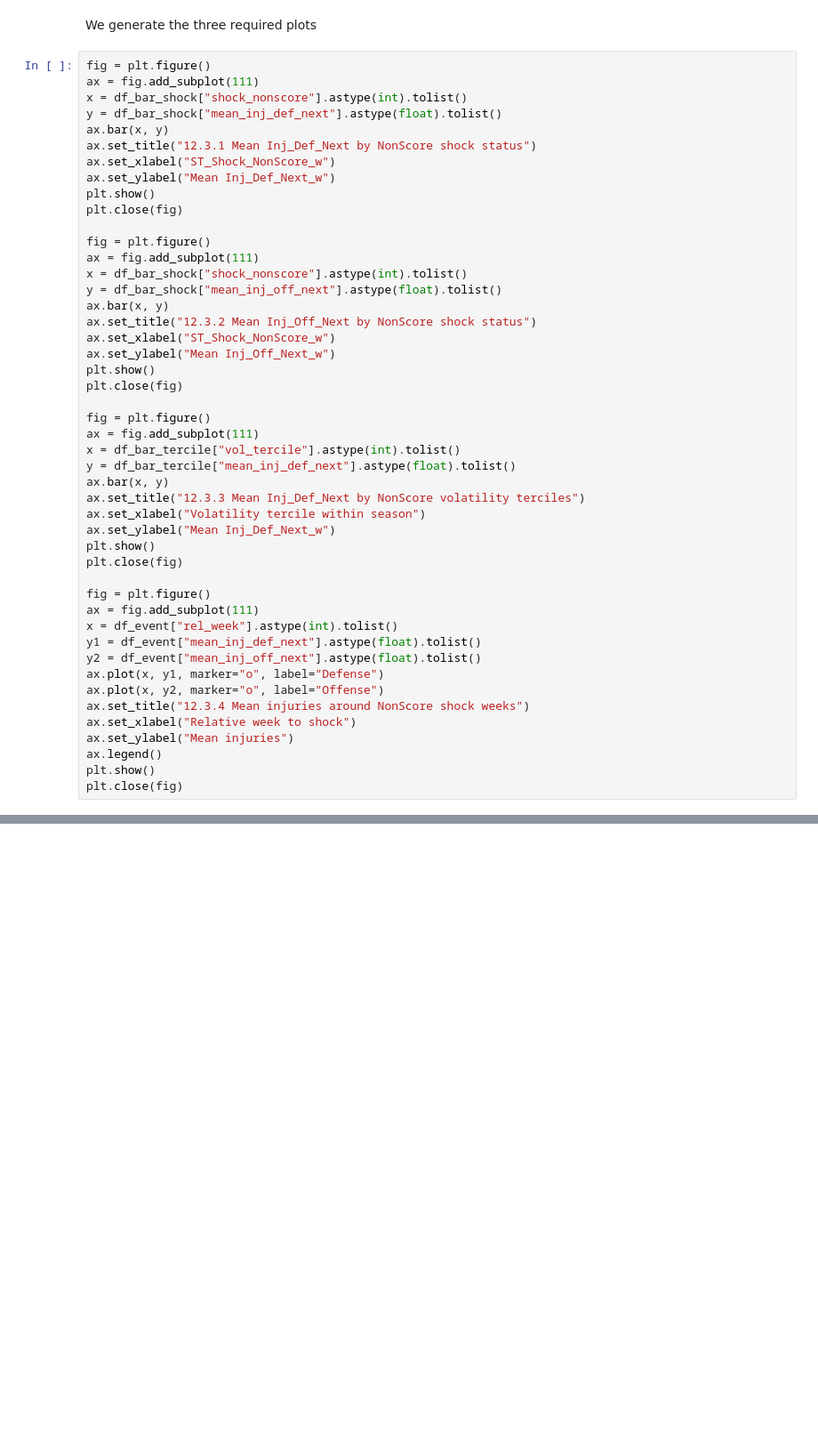
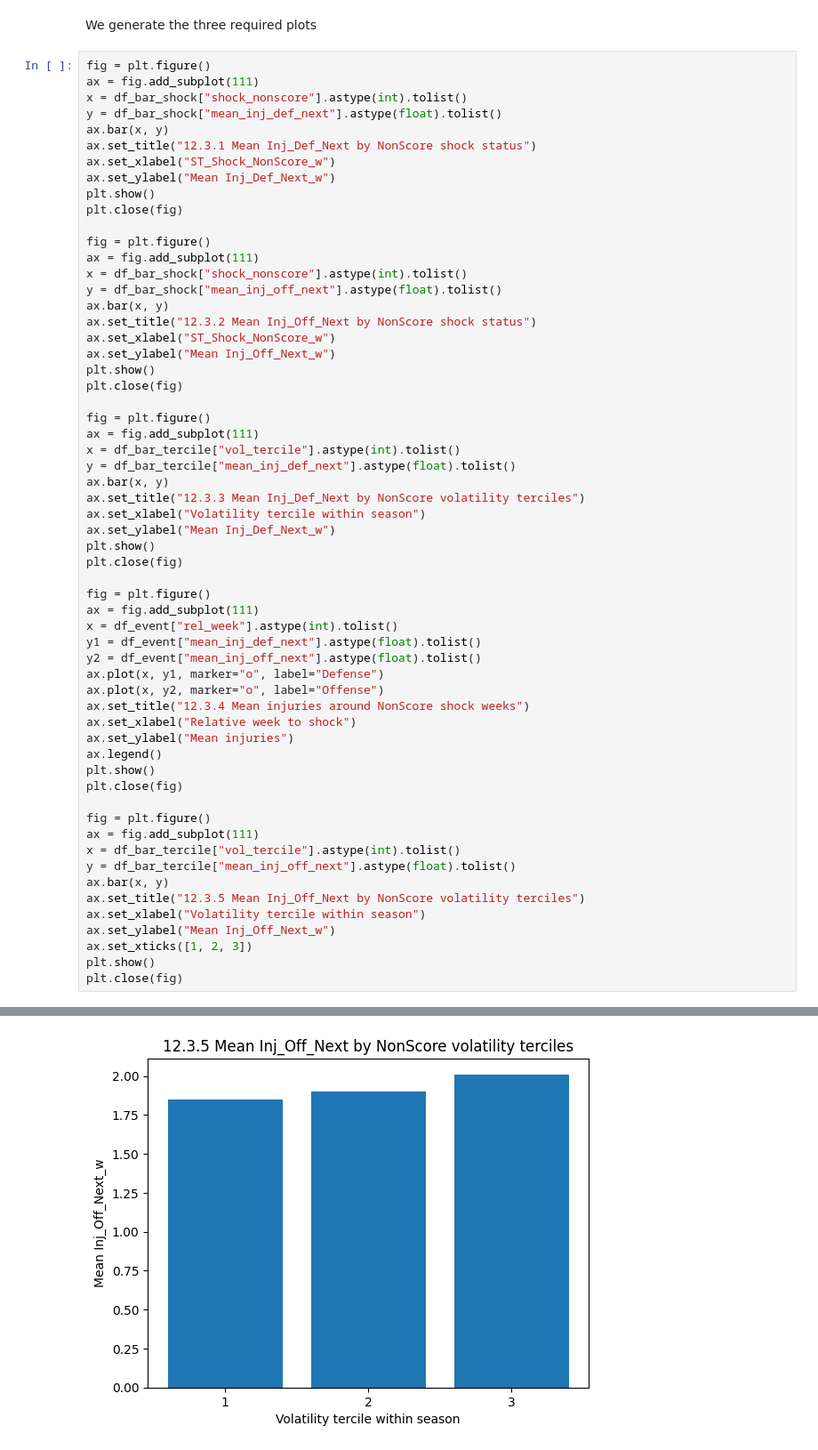
Before and after one commit to SiddharthKorukonda/2025-26-NFLPA-Data-Analytics-Case-Competition, a Jupyter notebook: notebooks/12_descriptive_stats_exploratory_analysis.ipynb, the cells around one changed output, grey strips where cells are left out. Shown at 89% size. Saved outputs shown, nothing was run; the diff lists cells and outputs as text; blank space fills up the shorter version.

Commit message:
feat: add offense bar chart for nonscore volatility terciles

```diff
--- a/notebooks/12_descriptive_stats_exploratory_analysis.ipynb
+++ b/notebooks/12_descriptive_stats_exploratory_analysis.ipynb
@@ -472,30 +472,43 @@ plt.close(fig)
 
 fig = plt.figure()
 ax = fig.add_subplot(111)
 x = df_bar_tercile["vol_tercile"].astype(int).tolist()
 y = df_bar_tercile["mean_inj_def_next"].astype(float).tolist()
 ax.bar(x, y)
 ax.set_title("12.3.3 Mean Inj_Def_Next by NonScore volatility terciles")
 ax.set_xlabel("Volatility tercile within season")
 ax.set_ylabel("Mean Inj_Def_Next_w")
 plt.show()
 plt.close(fig)
 
 fig = plt.figure()
 ax = fig.add_subplot(111)
 x = df_event["rel_week"].astype(int).tolist()
 y1 = df_event["mean_inj_def_next"].astype(float).tolist()
 y2 = df_event["mean_inj_off_next"].astype(float).tolist()
 ax.plot(x, y1, marker="o", label="Defense")
 ax.plot(x, y2, marker="o", label="Offense")
 ax.set_title("12.3.4 Mean injuries around NonScore shock weeks")
 ax.set_xlabel("Relative week to shock")
 ax.set_ylabel("Mean injuries")
 ax.legend()
 plt.show()
 plt.close(fig)
+
+fig = plt.figure()
+ax = fig.add_subplot(111)
+x = df_bar_tercile["vol_tercile"].astype(int).tolist()
+y = df_bar_tercile["mean_inj_off_next"].astype(float).tolist()
+ax.bar(x, y)
+ax.set_title("12.3.5 Mean Inj_Off_Next by NonScore volatility terciles")
+ax.set_xlabel("Volatility tercile within season")
+ax.set_ylabel("Mean Inj_Off_Next_w")
+ax.set_xticks([1, 2, 3])
+plt.show()
+plt.close(fig)
 # %% [output]
 [figure]
 [figure]
 [figure]
 [figure]
+[figure, added]
```
Also changed, not shown: parts of 3 cells of this notebook.
